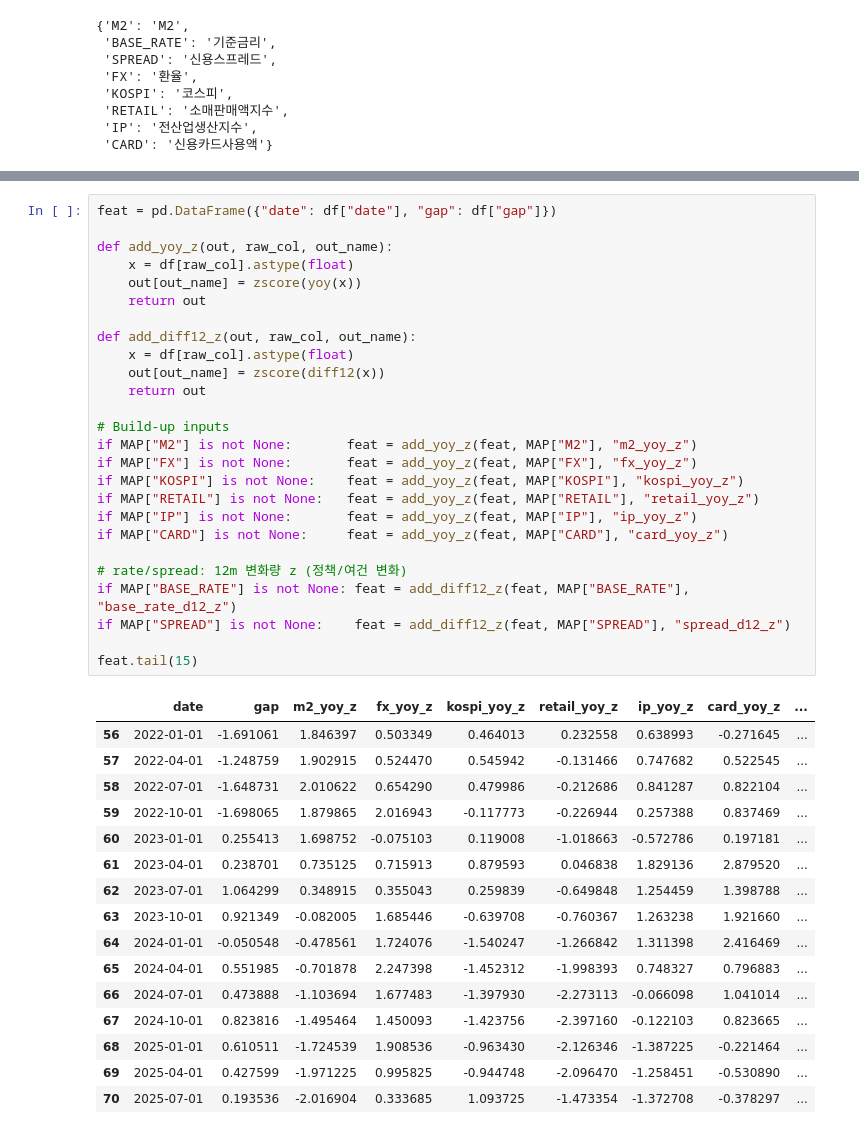
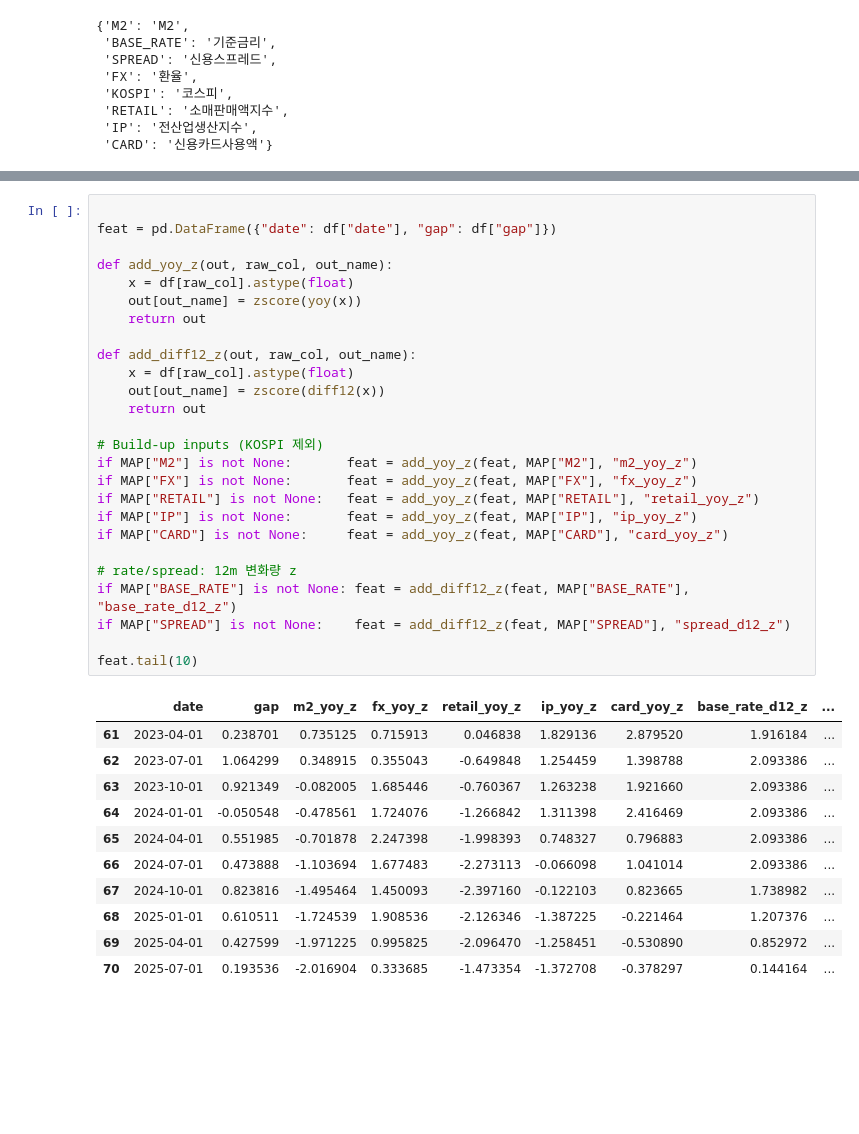
Before and after one commit to yoonsung1/final-project, a Jupyter notebook: 윤성/04_조기경보.ipynb, the cells around one changed output, grey strips where cells are left out. Drawn from its saved outputs; the diff is of its cells as text; blank space fills up the shorter version.

```diff
--- a/윤성/04_조기경보.ipynb
+++ b/윤성/04_조기경보.ipynb
@@ -176,48 +176,43 @@ using keys: ['M2', 'BASE_RATE', 'SPREAD', 'FX', 'KOSPI', 'RETAIL', 'IP', 'CARD']
 | 3 | 2008-10-01 | -2.594835 | 1237588.2 | 4.25 | 2.86 | 1282.50 | 1113.06 | 69.9 | 78.4 | 39319067 |
 | 4 | 2009-01-01 | -0.995959 | 1292462.7 | 2.50 | 3.90 | 1381.50 | 1162.11 | 69.1 | 73.7 | 35801266 |
 # %%
+
 feat = pd.DataFrame({"date": df["date"], "gap": df["gap"]})
 
 def add_yoy_z(out, raw_col, out_name):
     x = df[raw_col].astype(float)
     out[out_name] = zscore(yoy(x))
     return out
 
 def add_diff12_z(out, raw_col, out_name):
     x = df[raw_col].astype(float)
     out[out_name] = zscore(diff12(x))
     return out
 
-# Build-up inputs
+# Build-up inputs (KOSPI 제외)
 if MAP["M2"] is not None:       feat = add_yoy_z(feat, MAP["M2"], "m2_yoy_z")
 if MAP["FX"] is not None:       feat = add_yoy_z(feat, MAP["FX"], "fx_yoy_z")
-if MAP["KOSPI"] is not None:    feat = add_yoy_z(feat, MAP["KOSPI"], "kospi_yoy_z")
 if MAP["RETAIL"] is not None:   feat = add_yoy_z(feat, MAP["RETAIL"], "retail_yoy_z")
 if MAP["IP"] is not None:       feat = add_yoy_z(feat, MAP["IP"], "ip_yoy_z")
 if MAP["CARD"] is not None:     feat = add_yoy_z(feat, MAP["CARD"], "card_yoy_z")
 
-# rate/spread: 12m 변화량 z (정책/여건 변화)
+# rate/spread: 12m 변화량 z
 if MAP["BASE_RATE"] is not None: feat = add_diff12_z(feat, MAP["BASE_RATE"], "base_rate_d12_z")
 if MAP["SPREAD"] is not None:    feat = add_diff12_z(feat, MAP["SPREAD"], "spread_d12_z")
 
-feat.tail(15)
+feat.tail(10)
 # %% [output]
-|  | date | gap | m2_yoy_z | fx_yoy_z | kospi_yoy_z | retail_yoy_z | ip_yoy_z | card_yoy_z | ... |
-| 56 | 2022-01-01 | -1.691061 | 1.846397 | 0.503349 | 0.464013 | 0.232558 | 0.638993 | -0.271645 | ... |
-| 57 | 2022-04-01 | -1.248759 | 1.902915 | 0.524470 | 0.545942 | -0.131466 | 0.747682 | 0.522545 | ... |
-| 58 | 2022-07-01 | -1.648731 | 2.010622 | 0.654290 | 0.479986 | -0.212686 | 0.841287 | 0.822104 | ... |
-| 59 | 2022-10-01 | -1.698065 | 1.879865 | 2.016943 | -0.117773 | -0.226944 | 0.257388 | 0.837469 | ... |
-| 60 | 2023-01-01 | 0.255413 | 1.698752 | -0.075103 | 0.119008 | -1.018663 | -0.572786 | 0.197181 | ... |
-| 61 | 2023-04-01 | 0.238701 | 0.735125 | 0.715913 | 0.879593 | 0.046838 | 1.829136 | 2.879520 | ... |
-| 62 | 2023-07-01 | 1.064299 | 0.348915 | 0.355043 | 0.259839 | -0.649848 | 1.254459 | 1.398788 | ... |
-| 63 | 2023-10-01 | 0.921349 | -0.082005 | 1.685446 | -0.639708 | -0.760367 | 1.263238 | 1.921660 | ... |
-| 64 | 2024-01-01 | -0.050548 | -0.478561 | 1.724076 | -1.540247 | -1.266842 | 1.311398 | 2.416469 | ... |
-| 65 | 2024-04-01 | 0.551985 | -0.701878 | 2.247398 | -1.452312 | -1.998393 | 0.748327 | 0.796883 | ... |
-| 66 | 2024-07-01 | 0.473888 | -1.103694 | 1.677483 | -1.397930 | -2.273113 | -0.066098 | 1.041014 | ... |
-| 67 | 2024-10-01 | 0.823816 | -1.495464 | 1.450093 | -1.423756 | -2.397160 | -0.122103 | 0.823665 | ... |
-| 68 | 2025-01-01 | 0.610511 | -1.724539 | 1.908536 | -0.963430 | -2.126346 | -1.387225 | -0.221464 | ... |
-| 69 | 2025-04-01 | 0.427599 | -1.971225 | 0.995825 | -0.944748 | -2.096470 | -1.258451 | -0.530890 | ... |
-| 70 | 2025-07-01 | 0.193536 | -2.016904 | 0.333685 | 1.093725 | -1.473354 | -1.372708 | -0.378297 | ... |
+|  | date | gap | m2_yoy_z | fx_yoy_z | retail_yoy_z | ip_yoy_z | card_yoy_z | base_rate_d12_z | ... |
+| 61 | 2023-04-01 | 0.238701 | 0.735125 | 0.715913 | 0.046838 | 1.829136 | 2.879520 | 1.916184 | ... |
+| 62 | 2023-07-01 | 1.064299 | 0.348915 | 0.355043 | -0.649848 | 1.254459 | 1.398788 | 2.093386 | ... |
+| 63 | 2023-10-01 | 0.921349 | -0.082005 | 1.685446 | -0.760367 | 1.263238 | 1.921660 | 2.093386 | ... |
+| 64 | 2024-01-01 | -0.050548 | -0.478561 | 1.724076 | -1.266842 | 1.311398 | 2.416469 | 2.093386 | ... |
+| 65 | 2024-04-01 | 0.551985 | -0.701878 | 2.247398 | -1.998393 | 0.748327 | 0.796883 | 2.093386 | ... |
+| 66 | 2024-07-01 | 0.473888 | -1.103694 | 1.677483 | -2.273113 | -0.066098 | 1.041014 | 2.093386 | ... |
+| 67 | 2024-10-01 | 0.823816 | -1.495464 | 1.450093 | -2.397160 | -0.122103 | 0.823665 | 1.738982 | ... |
+| 68 | 2025-01-01 | 0.610511 | -1.724539 | 1.908536 | -2.126346 | -1.387225 | -0.221464 | 1.207376 | ... |
+| 69 | 2025-04-01 | 0.427599 | -1.971225 | 0.995825 | -2.096470 | -1.258451 | -0.530890 | 0.852972 | ... |
+| 70 | 2025-07-01 | 0.193536 | -2.016904 | 0.333685 | -1.473354 | -1.372708 | -0.378297 | 0.144164 | ... |
 # %%
 # 실물 종합 z
 real_parts = [c for c in ["retail_yoy_z","ip_yoy_z","card_yoy_z"] if c in feat.columns]
```
Also changed, not shown: parts of 14 cells of this notebook, 5 other files.
